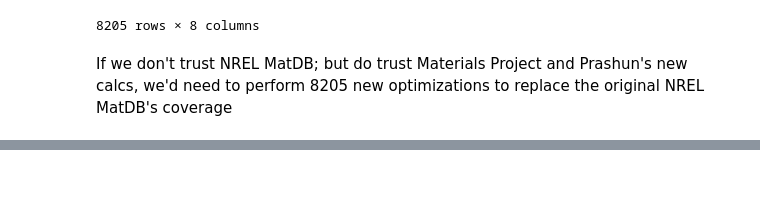
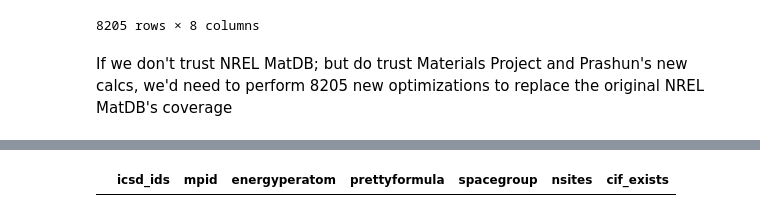
Before and after one commit to pstjohn/crystal-gnn, a Jupyter notebook: materials_project.ipynb, the cells around one changed output, grey strips where cells are left out. Cells and saved outputs as stored; diff of their text form; code cells hidden in the pictures; blank space fills up the shorter version.

```diff
--- a/materials_project.ipynb
+++ b/materials_project.ipynb
@@ -123,0 +162,18 @@ If we don't trust NREL MatDB; but do trust Materials Project and Prashun's new c
+# %%
+# Read energy data
+data = pd.read_csv('/projects/rlmolecule/pstjohn/materials_data/mp_46744.csv')
+
+data = data.sort_values('energyperatom').drop_duplicates(
+    subset='mpid', keep='first').sample(frac=1., random_state=1)
+
+# So pymatgen doesn't want to take the ISO-8859-1 cifs in the tarball, I have to
+# re-encode as utf-8 using the following command:
+# for file in *; do iconv -f ISO-8859-1 -t UTF-8 < $file > "../utf8_cifs/$file"; done
+cif_file = lambda x: '/projects/rlmolecule/pstjohn/materials_project_cifs/{}.cif.gz'.format(x)
+cif_exists = lambda x: os.path.exists(cif_file(x))
+data['cif_exists'] = data.mpid.apply(cif_exists)
+# data = data[data.cif_exists]
+# %%
+data[~data.cif_exists]
+# %% [output]
+|  | icsd_ids | mpid | energyperatom | prettyformula | spacegroup | nsites | cif_exists |
```
Also changed, not shown: parts of 7 cells of this notebook, 7 other files.
